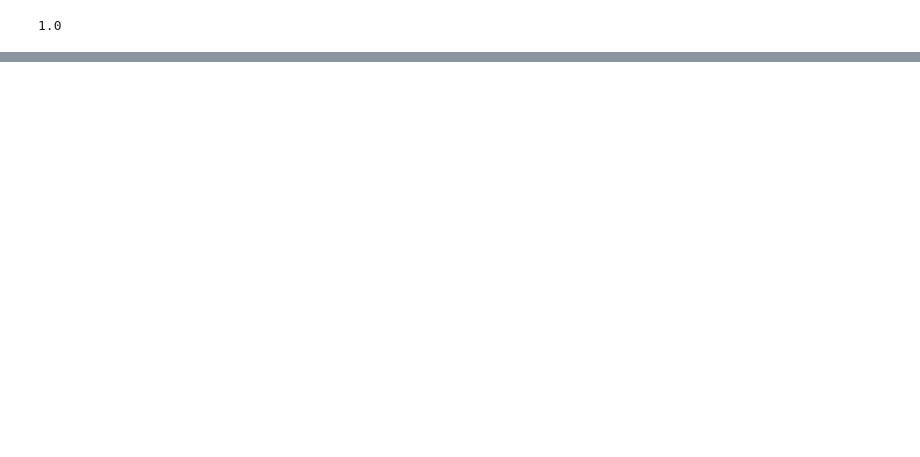
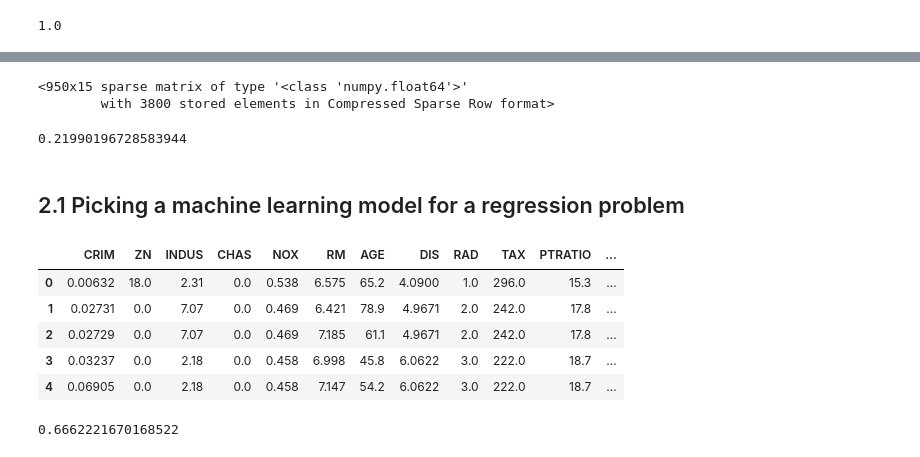
Before and after one commit to abdullahmafuz/machine-learing, a Jupyter notebook: scikit-learn/introduction_to_scikit.ipynb, the cells around one changed output, grey strips where cells are left out. Cells and saved outputs as stored; diff of their text form; code cells hidden in the pictures; blank space fills up the shorter version.

```diff
--- a/scikit-learn/introduction_to_scikit.ipynb
+++ b/scikit-learn/introduction_to_scikit.ipynb
@@ -155,0 +384,62 @@ load_model.score(x_test, y_test)
+# %%
+from sklearn.preprocessing import OneHotEncoder
+from sklearn.compose import ColumnTransformer
+
+categorical_features = ["Make", "Colour", "Doors"]
+one_hot = OneHotEncoder()
+transformer = ColumnTransformer([("one_hot", one_hot, categorical_features)], remainder="passthrough")
+transformed_X = transformer.fit_transform(car_sales_filled)
+transformed_X
+# %% [output]
+<950x15 sparse matrix of type '<class 'numpy.float64'>'
+        with 3800 stored elements in Compressed Sparse Row format>
+# %%
+# Now we have got our data as numbers and filled (no missing data)
+# let's fit a model
+np.random.seed(42)
+from sklearn.ensemble import RandomForestRegressor
+from sklearn.model_selection import train_test_split
+X_train, X_test, Y_train, Y_test = train_test_split(transformed_X, Y, test_size=0.2)
+model = RandomForestRegressor()
+model.fit(X_train, Y_train)
+model.score(X_test, Y_test)
+# %% [output]
+0.21990196728583944
+# %% [markdown]
+## 2.1 Picking a machine learning model for a regression problem
+# %%
+# import Boston housing dataset
+from sklearn.datasets import load_boston
+boston = load_boston()
+# %%
+boston_df = pd.DataFrame(boston["data"], columns=boston["feature_names"])
+boston_df["target"] = pd.Series(boston["target"])
+boston_df.head()
+# %% [output]
+|  | CRIM | ZN | INDUS | CHAS | NOX | RM | AGE | DIS | RAD | TAX | PTRATIO | ... |
+| 0 | 0.00632 | 18.0 | 2.31 | 0.0 | 0.538 | 6.575 | 65.2 | 4.0900 | 1.0 | 296.0 | 15.3 | ... |
+| 1 | 0.02731 | 0.0 | 7.07 | 0.0 | 0.469 | 6.421 | 78.9 | 4.9671 | 2.0 | 242.0 | 17.8 | ... |
+| 2 | 0.02729 | 0.0 | 7.07 | 0.0 | 0.469 | 7.185 | 61.1 | 4.9671 | 2.0 | 242.0 | 17.8 | ... |
+| 3 | 0.03237 | 0.0 | 2.18 | 0.0 | 0.458 | 6.998 | 45.8 | 6.0622 | 3.0 | 222.0 | 18.7 | ... |
+| 4 | 0.06905 | 0.0 | 2.18 | 0.0 | 0.458 | 7.147 | 54.2 | 6.0622 | 3.0 | 222.0 | 18.7 | ... |
+# %%
+# Lets try the Ridge Regression model
+from sklearn.linear_model import Ridge
+
+# Setup reandom seed
+np.random.seed(42)
+
+# Create the data
+X = boston_df.drop("target", axis=1)
+Y = boston_df["target"]
+# Split into train and test sets
+X_train, X_test, Y_train, Y_test = train_test_split(X, Y, test_size=0.2)
+
+#Instantiate Ride model
+model = Ridge()
+model.fit(X_train, Y_train)
+
+# Check the score of the Ridge model on test data
+model.score(X_test, Y_test)
+# %% [output]
+0.6662221670168522
```
Also changed, not shown: parts of 94 cells of this notebook, 7 other files.
